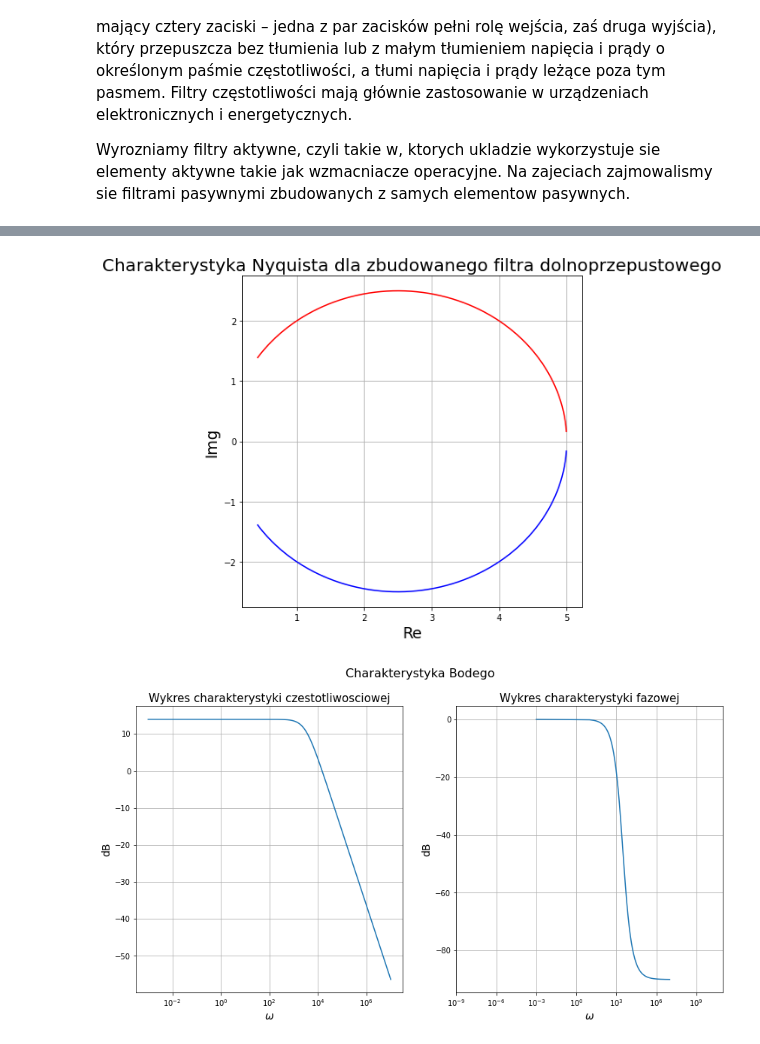
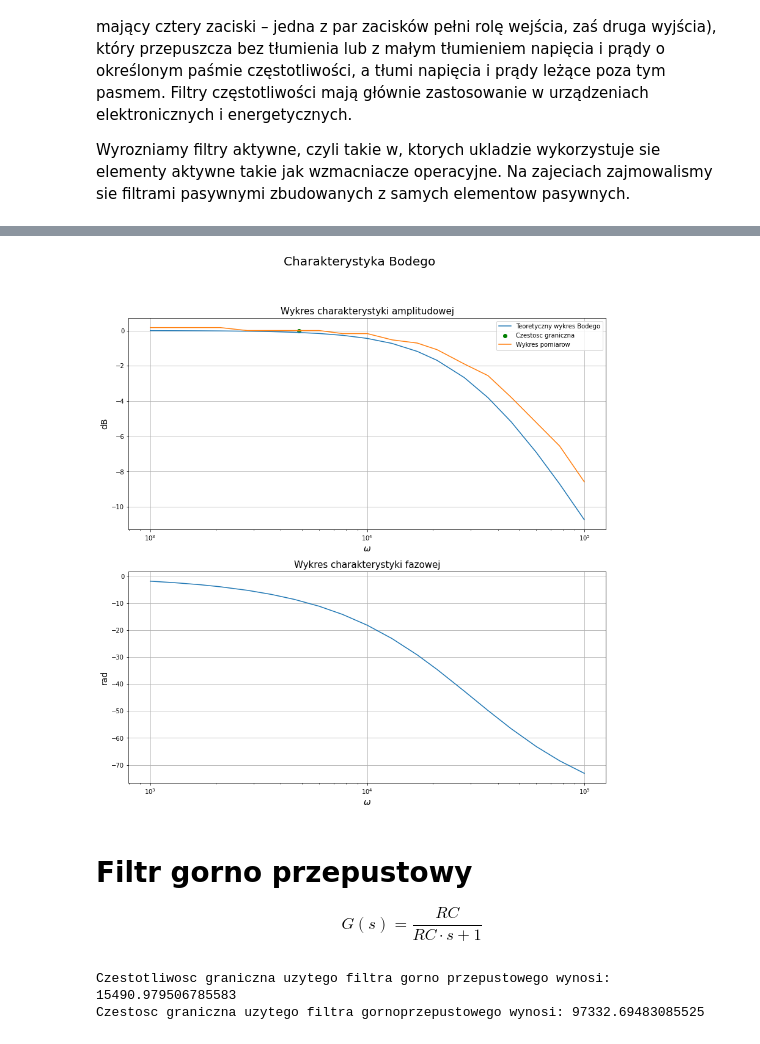
Before and after one commit to djmmatracki/Electronics, a Jupyter notebook: Lab2/main.ipynb, the cells around one changed output, grey strips where cells are left out. Drawn from its saved outputs; the diff is of its cells as text; code cells hidden in the pictures.

```diff
--- a/Lab2/main.ipynb
+++ b/Lab2/main.ipynb
@@ -23,8 +23,9 @@ Pracowalismy na stanowisku numer 5 przydzielona do naszego stanowiska rezystancj
 # %%
-R = 9.9664 * 10e3
-C = 330 * 10e-12
+R = 9.9664 * 1e3
+C = 3.3 * 1e-9
 
 # Czestotliwosc graniczna naszego filtra
 borderFreq = 1 / (2* np.pi * R * C)
 print(f"Czestotliwosc graniczna uzytego filtra wynosi: {borderFreq}")
+print(f"Czestosc graniczna uzytego filtra wynosi: {borderFreq*2*np.pi}")
 # %% [output]
@@ -61,39 +63,46 @@ dolnoPrzepustowy
 # %% [markdown]
 <div style="width: 100%; height: 240px;"></div>
 # %%
-num = [0, 5]
+num = [0, 1]
 den = [R*C, 1]
 s1 = signal.TransferFunction(num, den)
 
-w, nyquist = signal.freqresp(s1)
+w, mag, phase = signal.bode(s1, w=dolnoPrzepustowy["Freq"]*1000)
 clear_output()
 
-plt.figure(figsize=(7, 7))
-plt.title("Charakterystyka Nyquista dla zbudowanego filtra dolnoprzepustowego", fontsize=20)
-plt.plot(nyquist.real, nyquist.imag, "b")
-plt.plot(nyquist.real, -nyquist.imag, "r")
-plt.xlabel("Re", fontsize=18)
-plt.ylabel("Img", fontsize=18)
-plt.grid()
-plt.show()
-
-w, mag, phase = signal.bode(s1, w=np.linspace(10e-4, 10e6, 1000000))
-
-fig, (ax1, ax2) = plt.subplots(1, 2, figsize=(14, 7))
-fig.suptitle("Charakterystyka Bodego", fontsize=16)
-ax1.semilogx(w, mag)
-ax1.grid()
-ax1.set_title("Wykres charakterystyki czestotliwosciowej", fontsize=15)
+fig, (ax1, ax2) = plt.subplots(2, 1, figsize=(14, 14))
+fig.suptitle("Charakterystyka Bodego", fontsize=20)
+ax1.semilogx(w, mag, label="Teoretyczny wykres Bodego")
+ax1.scatter(borderFreq, 0, color="green", label="Czestosc graniczna")
+ax1.semilogx(w, dolnoPrzepustowy["G[db]"], label="Wykres pomiarow")
+ax1.set_title("Wykres charakterystyki amplitudowej", fontsize=15)
 ax1.set_xlabel("$\omega$", fontsize=14)
 ax1.set_ylabel("dB", fontsize=14)
+ax1.grid()
+ax1.legend()
 
 ax2.semilogx(w, phase)
-ax2.set_xlim(10e-10, 10e10)
+# ax2.set_xlim(10e-10, 10e10)
 ax2.set_title("Wykres charakterystyki fazowej", fontsize=15)
 ax2.grid()
 ax2.set_xlabel("$\omega$", fontsize=14)
-ax2.set_ylabel("dB", fontsize=14)
+ax2.set_ylabel("rad", fontsize=14)
 plt.show()
 # %% [output]
-[figure, old version]
+[figure, new version]
-[figure, removed]
+# %% [markdown]
+# Filtr gorno przepustowy
+
+
+$$G(s) = \frac{RC}{RC \cdot s + 1}$$
+# %%
+R = 9.06 * 1e3
+C = 1.134 * 1e-9
+
+# Czestotliwosc graniczna naszego filtra
+borderFreq = 1 / (2* np.pi * R * C)
+print(f"Czestotliwosc graniczna uzytego filtra gorno przepustowego wynosi: {borderFreq}")
+print(f"Czestosc graniczna uzytego filtra gornoprzepustowego wynosi: {borderFreq*2*np.pi}")
+# %% [output]
+Czestotliwosc graniczna uzytego filtra gorno przepustowego wynosi: 15490.979506785583
+Czestosc graniczna uzytego filtra gornoprzepustowego wynosi: 97332.69483085525
```
Also changed, not shown: parts of 6 cells of this notebook, 4 other files.
